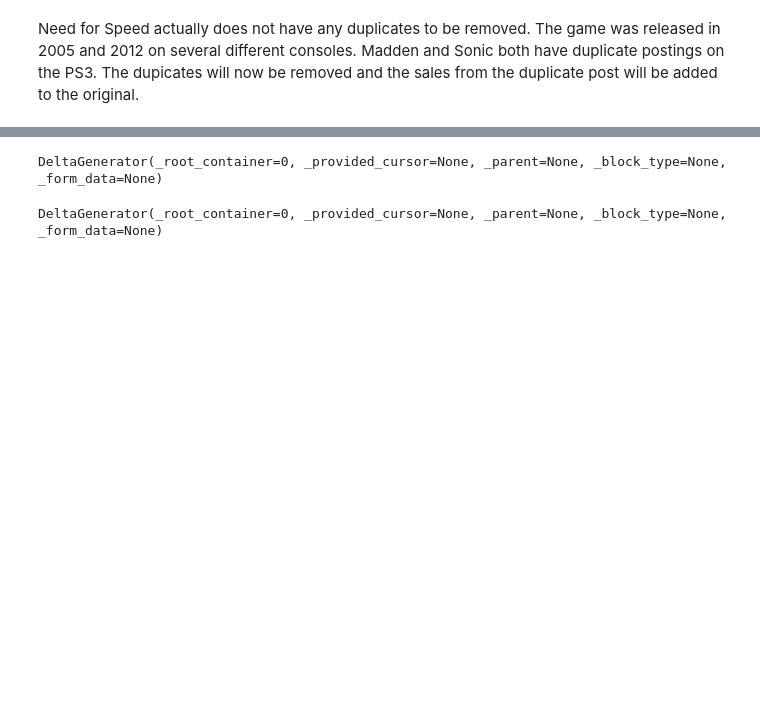
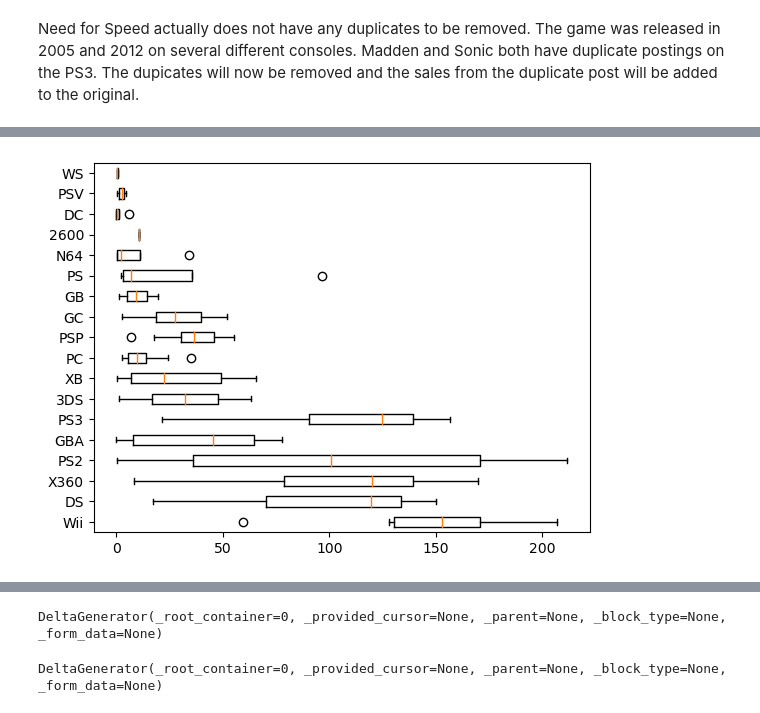
Before and after one commit to michaelpowers8/Sprint-5-Project, a Jupyter notebook: Video_Game_Data_2016.ipynb, the cells around one changed output, grey strips where cells are left out. Cells and saved outputs as stored; diff of their text form; code cells hidden in the pictures; blank space fills up the shorter version.

```diff
--- a/Video_Game_Data_2016.ipynb
+++ b/Video_Game_Data_2016.ipynb
@@ -253,0 +258,6 @@ display(df_games[df_games['name']=='Sonic the Hedgehog'])
+# %%
+platform_sales = []
+platform_choice = df_games['platform'].unique()
+for platform in platform_choice:
+    platform_sales.append([platform,round(df_games[(df_games['platform']==platform)]['total_sales'].sum(),2)])
+display(platform_sales)
@@ -253,0 +349,8 @@ display(df_games[df_games['name']=='Sonic the Hedgehog'])
+# %%
+data = []
+for platform in relevant_games['platform'].unique():
+    data.append(relevant_games[relevant_games['platform']==platform].groupby('year_of_release')['total_sales'].sum())
+plt.boxplot(data,vert=False,showfliers=True,labels=relevant_games['platform'].unique())
+plt.show()
+# %% [output]
+[figure, added]
```
Also changed, not shown: parts of 32 cells of this notebook.
